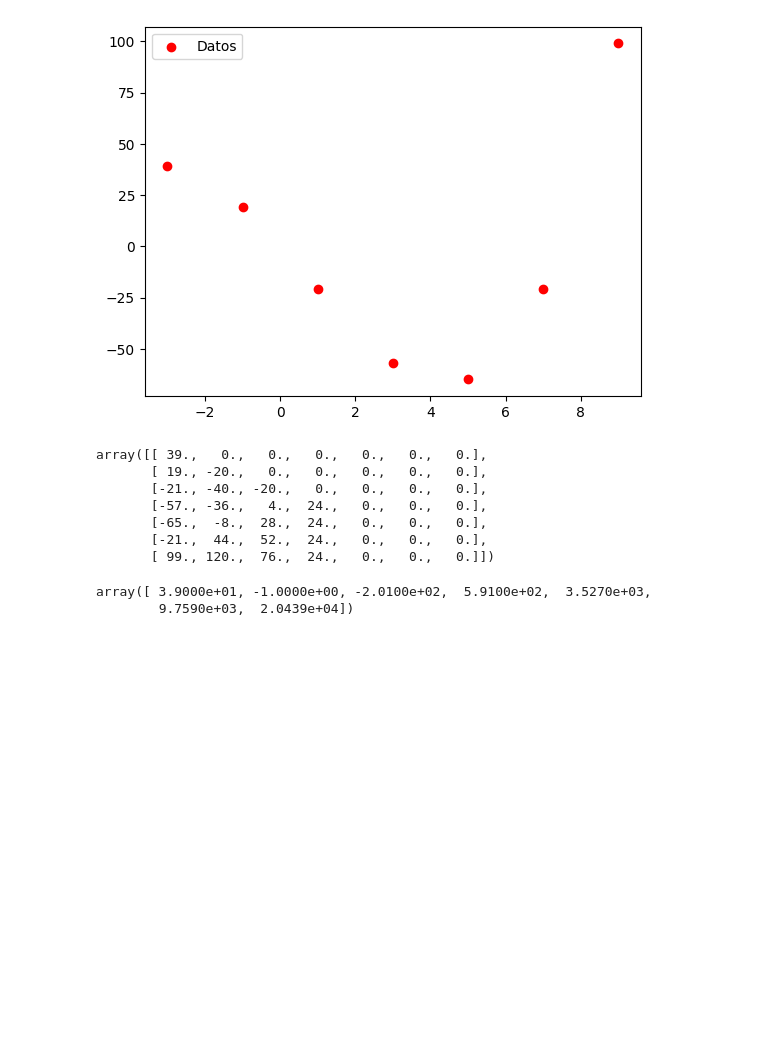
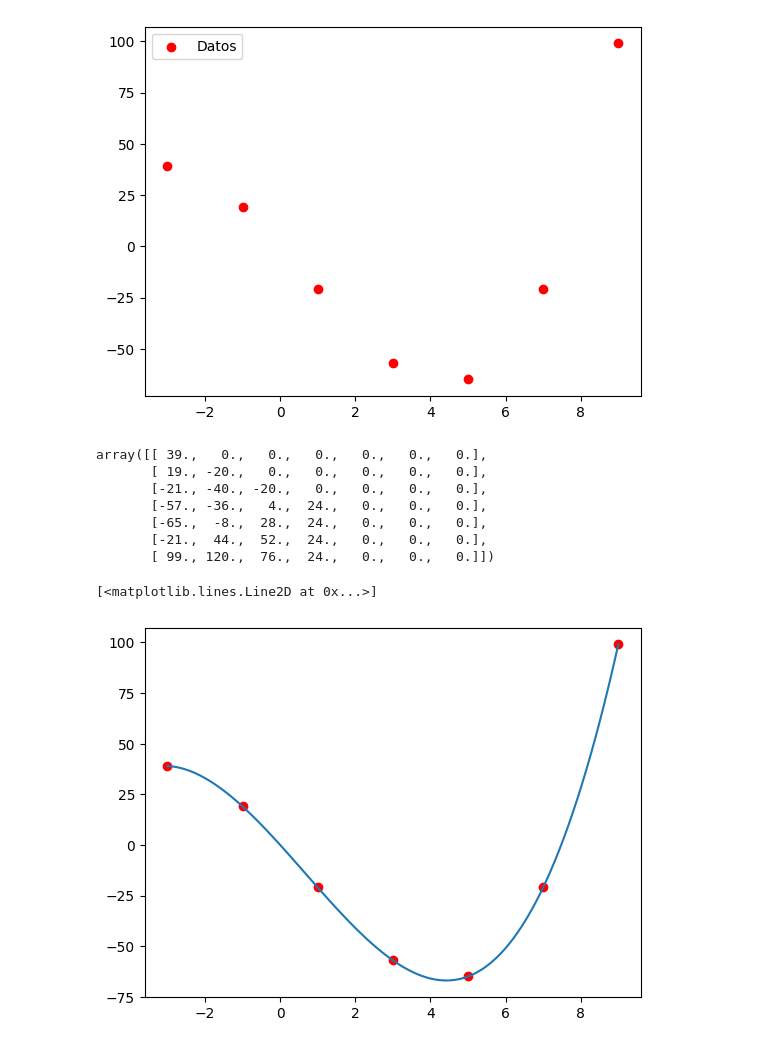
Before and after one commit to JsNcAr/Metodos1_JasonArias_AngieRicaurte, a Jupyter notebook: Magistral/Interpolacion_Newton.ipynb, the cells around one changed output. Cells and saved outputs as stored; diff of their text form; code cells hidden in the pictures; blank space fills up the shorter version.

```diff
--- a/Magistral/Interpolacion_Newton.ipynb
+++ b/Magistral/Interpolacion_Newton.ipynb
@@ -75,7 +60,36 @@ def polinomio(X, a):
-# %%
-a = a_indexes(len(X))
-p = polinomio(X, a)
-p
-# %% [output]
-array([ 3.9000e+01, -1.0000e+00, -2.0100e+02,  5.9100e+02,  3.5270e+03,
-        9.7590e+03,  2.0439e+04])
+# %%
+def NewtonInterpolation(X, Y, x):
+
+    sum_ = Y[0]
+
+    Diff = np.zeros((len(X), len(X)))
+    h = X[1] - X[0]
+
+    Diff[:, 0] = Y
+
+    poly = 1.0
+
+    for i in range(1, len(X)):
+
+        poly *= (x - X[i - 1])
+
+        for j in range(i, len(X)):
+
+            Diff[j, i] = Diff[j, i - 1] - Diff[j - 1, i - 1]
+
+        sum_ += poly * Diff[i, i] / (np.math.factorial(i) * h**(i))
+
+    return sum_
+# %%
+xt = np.linspace(X[0], X[-1], 100)
+
+yt = []
+
+for i in range(len(xt)):
+    yt.append(NewtonInterpolation(X, Y, xt[i]))
+# %%
+plt.scatter(X, Y, color='r', marker='o')
+plt.plot(xt, yt)
+# %% [output]
+[<matplotlib.lines.Line2D at 0x...>]
+[figure, added]
```
Also changed, not shown: parts of 1 cell of this notebook.
